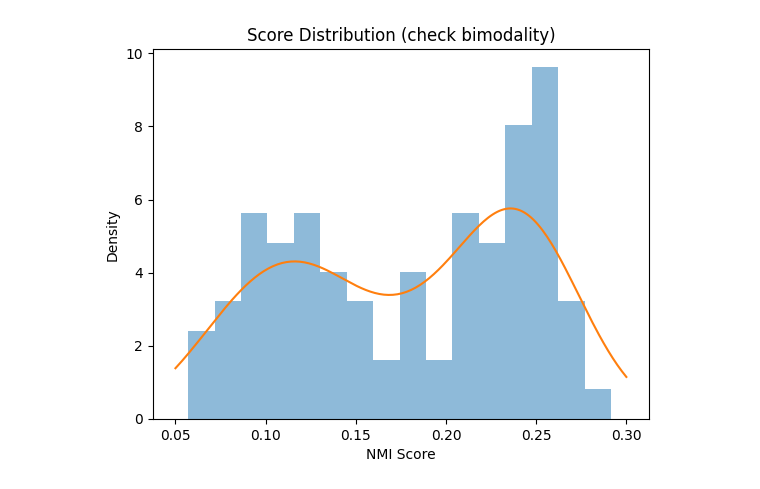
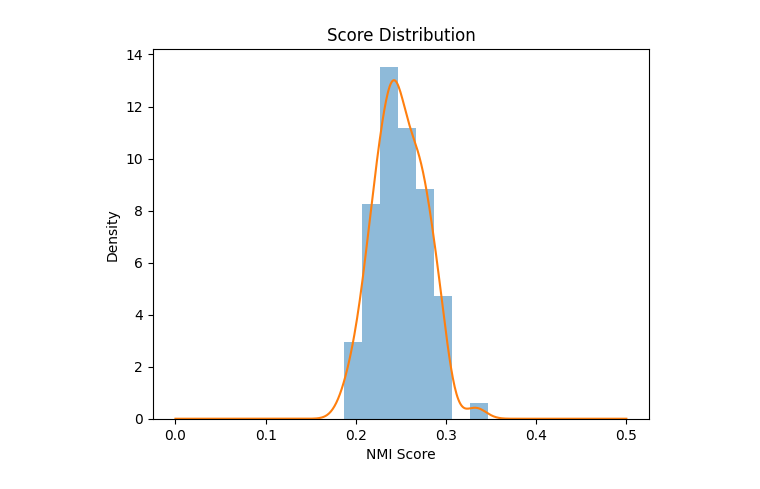
Before and after one commit to mahesh-ak/MFA, a Jupyter notebook: eval_mfa.ipynb, the cells around one changed output. Saved outputs shown, nothing was run; the diff lists cells and outputs as text; code cells hidden in the pictures.

Commit message:
feat: add perturbation results on buckeye

```diff
--- a/eval_mfa.ipynb
+++ b/eval_mfa.ipynb
@@ -269,12 +331,0 @@ NMI: 0.10559757286716656
-# %%
-import collections
-
-results = collections.OrderedDict(sorted(results.items()))
-# %%
-count = 0
-for l, sc in results.items():
-    if sc and l:
-        if sc > 0.15:
-            count += 1
-        print(f"{l:<10}\t{sc:.2f}")
-print(count)
@@ -299,24 +459,34 @@ zu_za           0.15
 # %%
 import matplotlib.pyplot as plt
 import numpy as np
 from scipy.stats import gaussian_kde
+import json
+
+with open("results/mms-300m-ipa/nmi.json", 'r') as fp:
+    results = json.load(fp)
+
 
 scores = list(results.values())
-scores = [sc for sc in scores if sc]
+scores = np.array([sc for sc in scores if sc])
 plt.figure()
 
-# histogram
-plt.hist(scores, bins=16, density=True, alpha=0.5)
+# choose bin width
+bin_width = 0.02
+
+# compute bins from min/max
+bins = np.arange(scores.min(), scores.max() + bin_width, bin_width)
+
+plt.hist(scores, bins=bins, density=True, alpha=0.5)
 
 # KDE curve
 kde = gaussian_kde(scores)
-x = np.linspace(0.05, 0.30, 200)
+x = np.linspace(0.00, 0.50, 500)
 plt.plot(x, kde(x))
 
 plt.xlabel("NMI Score")
 plt.ylabel("Density")
-plt.title("Score Distribution (check bimodality)")
+plt.title("Score Distribution")
 
 plt.show()
 # %% [output]
-[figure, old version]
+[figure, new version]
```
Also changed, not shown: parts of 17 cells of this notebook, 18 other files.
